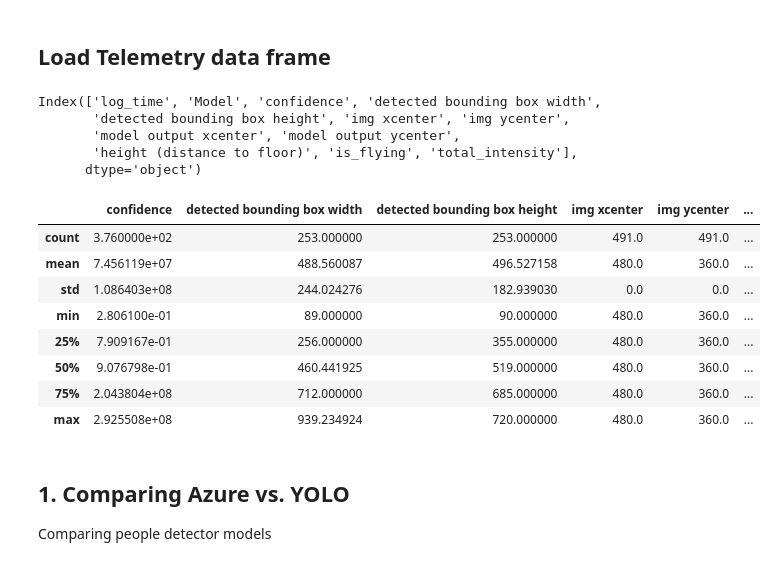
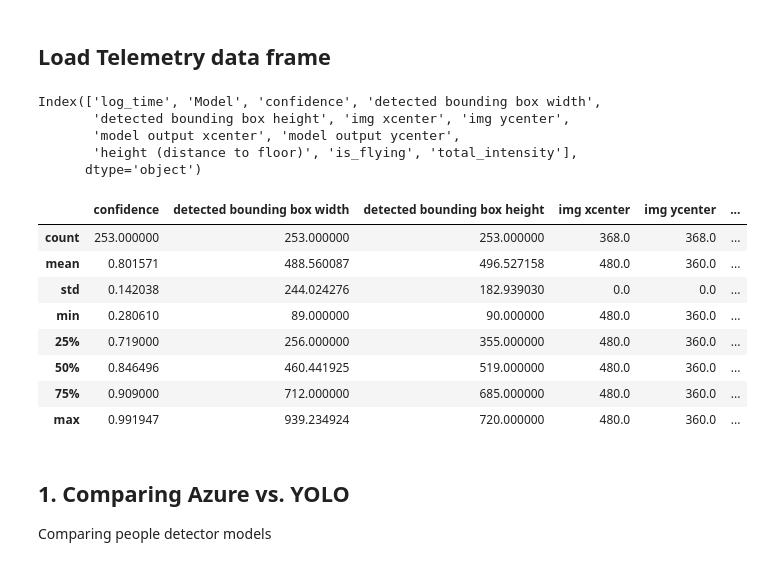
Before and after one commit to eumarassis/dgmd17-tello-objectdetection, a Jupyter notebook: ProjectEDA.ipynb, the cells around one changed output. Drawn from its saved outputs; the diff is of its cells as text; code cells hidden in the pictures.

```diff
--- a/ProjectEDA.ipynb
+++ b/ProjectEDA.ipynb
@@ -14,25 +14,25 @@ import pandas as pd
 # %%
 df = pd.read_csv("./assets/telemetry.csv")
 df_c = df[df['Model'] == 'DepthPerception'][['log_time', 'confidence']].rename(columns={'log_time': 'log_time', 'confidence': 'total_intensity'})
-df = pd.merge(df, df_c, on='log_time')
+df = pd.merge(df[df['Model'] != 'DepthPerception'], df_c, on='log_time')
 
 print(df.columns)
 df.describe()
 # %% [output]
 Index(['log_time', 'Model', 'confidence', 'detected bounding box width',
        'detected bounding box height', 'img xcenter', 'img ycenter',
        'model output xcenter', 'model output ycenter',
        'height (distance to floor)', 'is_flying', 'total_intensity'],
       dtype='object')
 |  | confidence | detected bounding box width | detected bounding box height | img xcenter | img ycenter | ... |
-| count | 3.760000e+02 | 253.000000 | 253.000000 | 491.0 | 491.0 | ... |
-| mean | 7.456119e+07 | 488.560087 | 496.527158 | 480.0 | 360.0 | ... |
-| std | 1.086403e+08 | 244.024276 | 182.939030 | 0.0 | 0.0 | ... |
-| min | 2.806100e-01 | 89.000000 | 90.000000 | 480.0 | 360.0 | ... |
-| 25% | 7.909167e-01 | 256.000000 | 355.000000 | 480.0 | 360.0 | ... |
-| 50% | 9.076798e-01 | 460.441925 | 519.000000 | 480.0 | 360.0 | ... |
-| 75% | 2.043804e+08 | 712.000000 | 685.000000 | 480.0 | 360.0 | ... |
-| max | 2.925508e+08 | 939.234924 | 720.000000 | 480.0 | 360.0 | ... |
+| count | 253.000000 | 253.000000 | 253.000000 | 368.0 | 368.0 | ... |
+| mean | 0.801571 | 488.560087 | 496.527158 | 480.0 | 360.0 | ... |
+| std | 0.142038 | 244.024276 | 182.939030 | 0.0 | 0.0 | ... |
+| min | 0.280610 | 89.000000 | 90.000000 | 480.0 | 360.0 | ... |
+| 25% | 0.719000 | 256.000000 | 355.000000 | 480.0 | 360.0 | ... |
+| 50% | 0.846496 | 460.441925 | 519.000000 | 480.0 | 360.0 | ... |
+| 75% | 0.909000 | 712.000000 | 685.000000 | 480.0 | 360.0 | ... |
+| max | 0.991947 | 939.234924 | 720.000000 | 480.0 | 360.0 | ... |
 # %% [markdown]
 ## 1. Comparing Azure vs. YOLO
 
```
Also changed, not shown: parts of 1 cell of this notebook.
